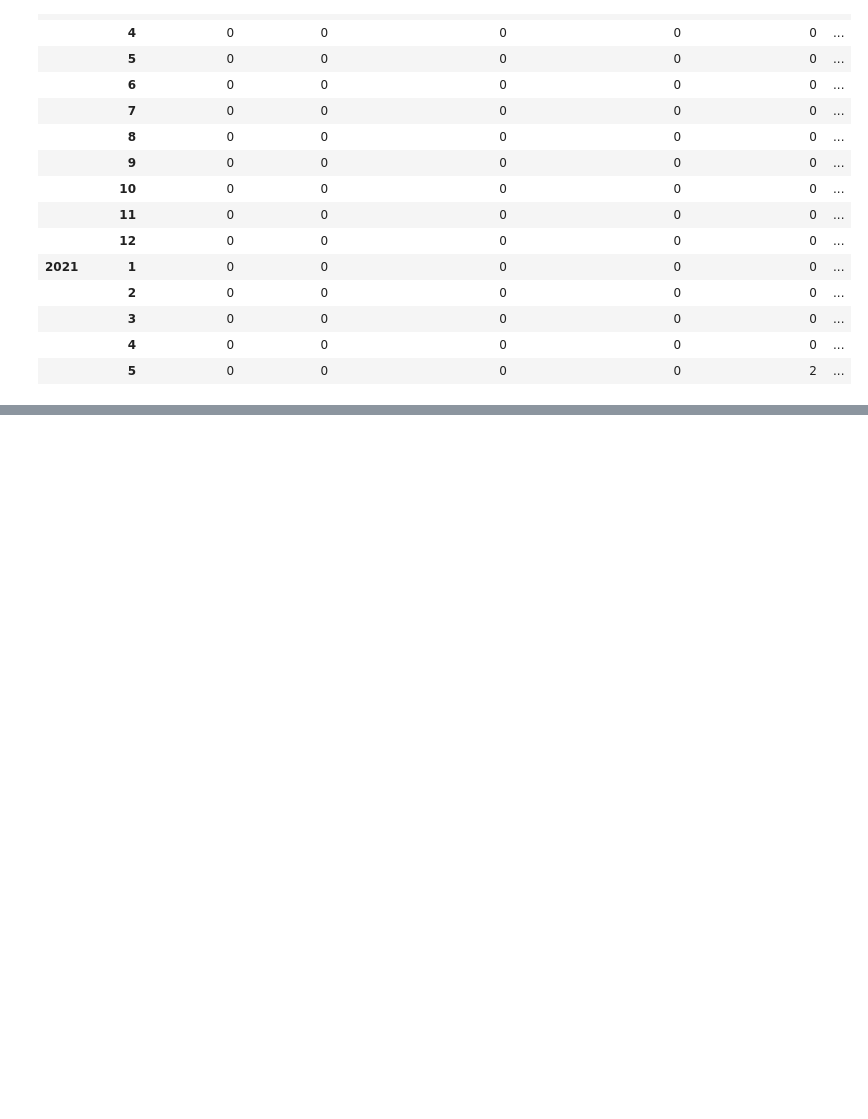
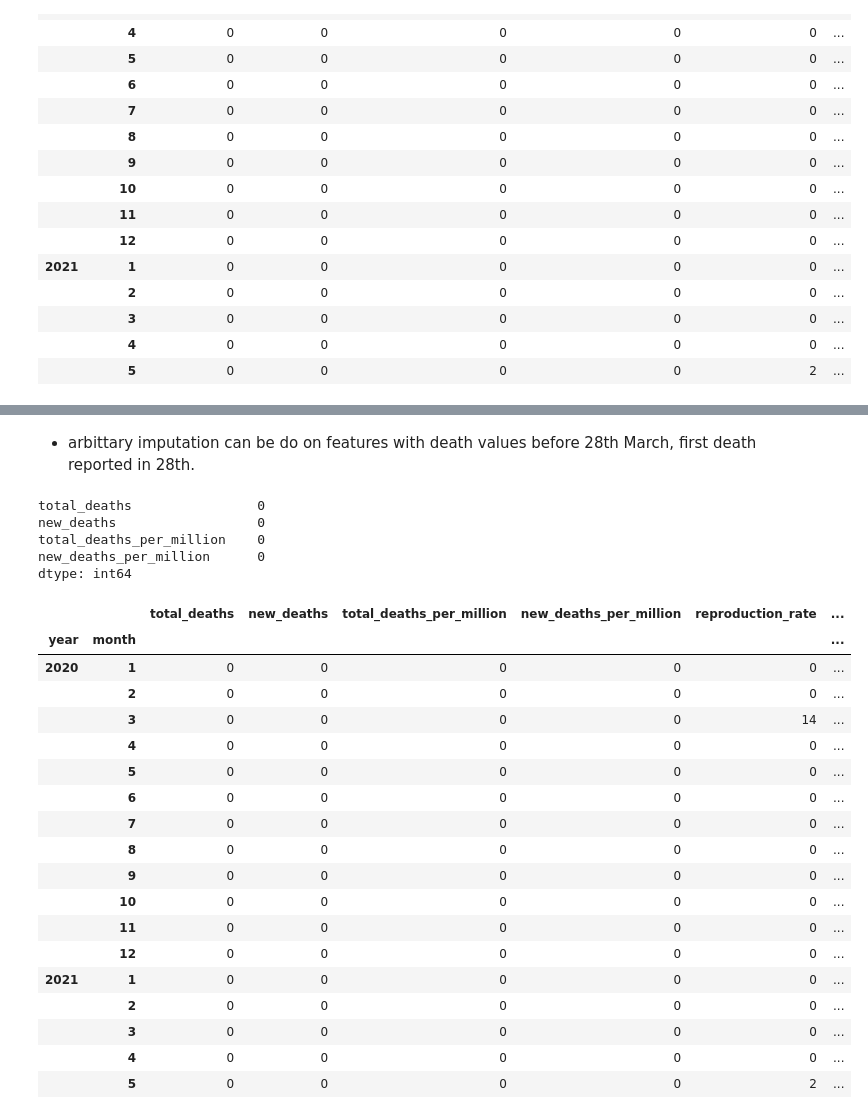
Before and after one commit to ashen007/SL_COVID_analysis, a Jupyter notebook: notebooks/case_data_analysis.ipynb, the cells around one changed output, grey strips where cells are left out. Saved outputs shown, nothing was run; the diff lists cells and outputs as text; code cells hidden in the pictures; blank space fills up the shorter version.

Commit message:
impute death count related columns with arbitrary value 0 because first death recorded 28th march 2020

```diff
--- a/notebooks/case_data_analysis.ipynb
+++ b/notebooks/case_data_analysis.ipynb
@@ -411,0 +393,39 @@ Name: 76229, dtype: object
+# %% [markdown]
+- arbittary imputation can be do on features with death values before 28th March, first death reported in 28th.
+# %%
+imputer_death = ArbitraryNumberImputer(arbitrary_number=0,
+                                       variables=['total_deaths', 'new_deaths',
+                                                  'total_deaths_per_million', 'new_deaths_per_million'])
+imputer_death.fit(sl_full)
+sl_full = imputer_death.transform(sl_full)
+sl_full[['total_deaths', 'new_deaths', 'total_deaths_per_million', 'new_deaths_per_million']].isna().sum()
+# %% [output]
+total_deaths                0
+new_deaths                  0
+total_deaths_per_million    0
+new_deaths_per_million      0
+dtype: int64
+# %%
+na_mask = sl_full.loc[:, :'human_development_index'].isna()
+na_mask = pd.concat([na_mask, sl_full[['month', 'year']]], axis=1)
+na_mask.groupby(by=['year', 'month'])[na_features].sum().style.background_gradient(cmap='YlOrRd')
+# %% [output]
+|  |  | total_deaths | new_deaths | total_deaths_per_million | new_deaths_per_million | reproduction_rate | ... |
+| year | month |  |  |  |  |  | ... |
+| 2020 | 1 | 0 | 0 | 0 | 0 | 0 | ... |
+|  | 2 | 0 | 0 | 0 | 0 | 0 | ... |
+|  | 3 | 0 | 0 | 0 | 0 | 14 | ... |
+|  | 4 | 0 | 0 | 0 | 0 | 0 | ... |
+|  | 5 | 0 | 0 | 0 | 0 | 0 | ... |
+|  | 6 | 0 | 0 | 0 | 0 | 0 | ... |
+|  | 7 | 0 | 0 | 0 | 0 | 0 | ... |
+|  | 8 | 0 | 0 | 0 | 0 | 0 | ... |
+|  | 9 | 0 | 0 | 0 | 0 | 0 | ... |
+|  | 10 | 0 | 0 | 0 | 0 | 0 | ... |
+|  | 11 | 0 | 0 | 0 | 0 | 0 | ... |
+|  | 12 | 0 | 0 | 0 | 0 | 0 | ... |
+| 2021 | 1 | 0 | 0 | 0 | 0 | 0 | ... |
+|  | 2 | 0 | 0 | 0 | 0 | 0 | ... |
+|  | 3 | 0 | 0 | 0 | 0 | 0 | ... |
+|  | 4 | 0 | 0 | 0 | 0 | 0 | ... |
+|  | 5 | 0 | 0 | 0 | 0 | 2 | ... |
```
Also changed, not shown: parts of 10 cells of this notebook.
